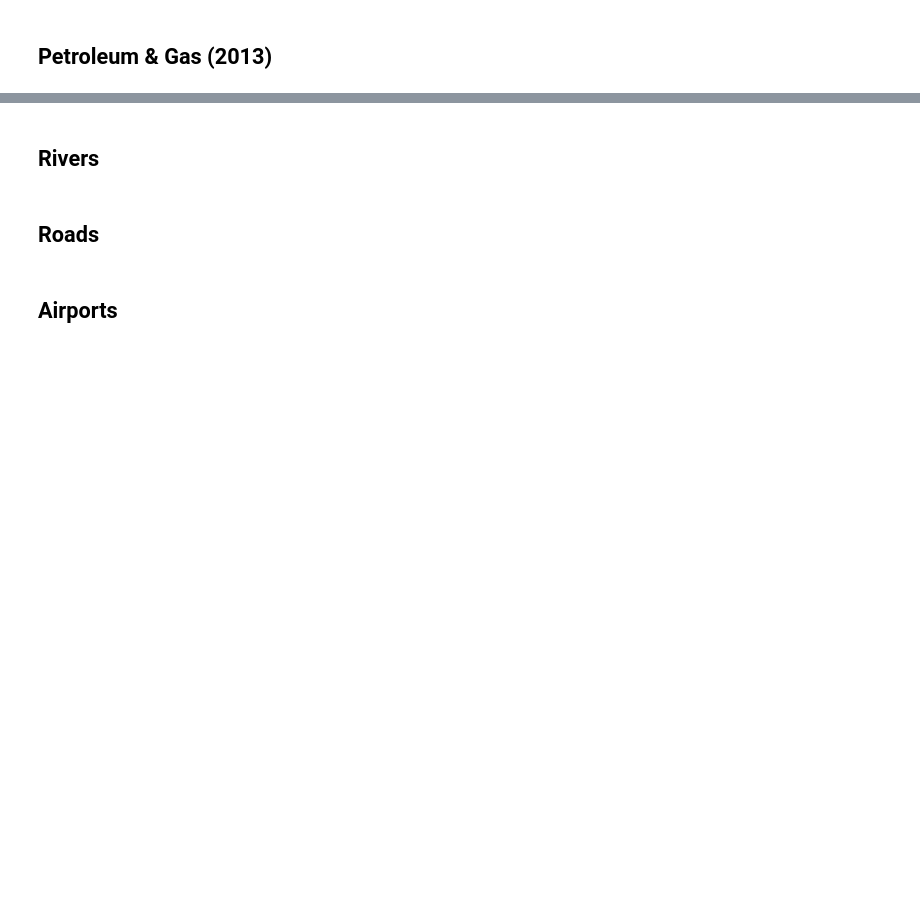
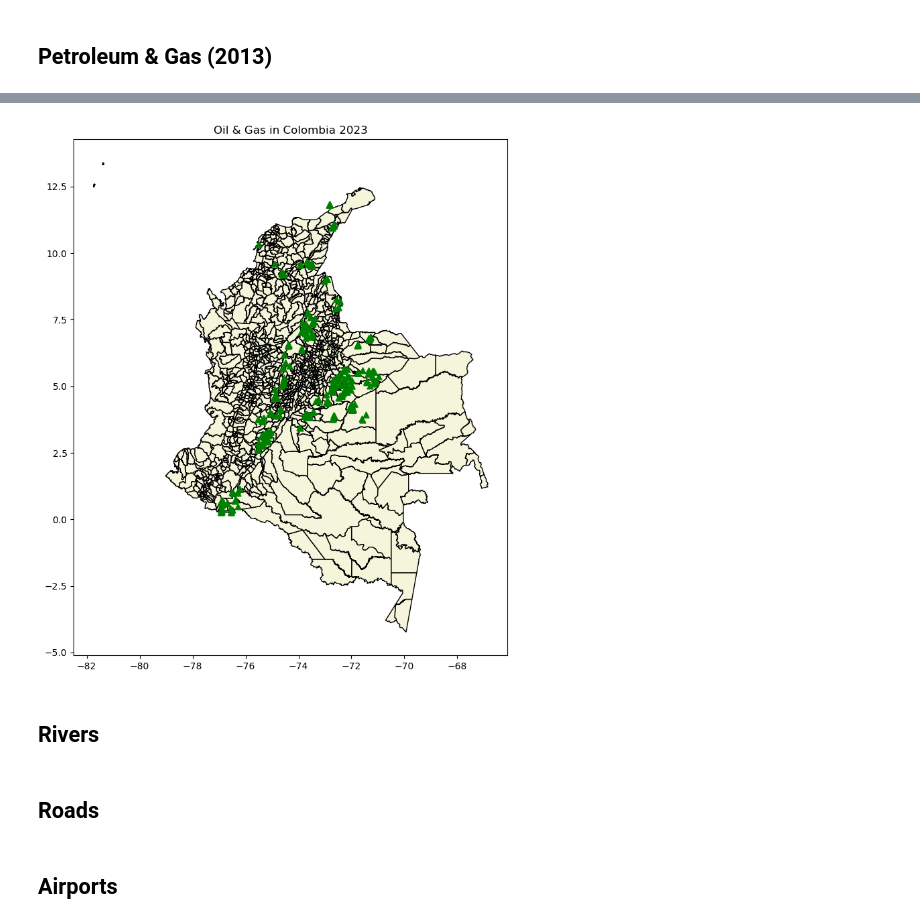
Before and after one commit to Iortega2021/03-geopark-vector-data, a Jupyter notebook: notebooks/geopark-vector-data-empty.ipynb, the cells around one changed output, grey strips where cells are left out. Drawn from its saved outputs; the diff is of its cells as text; code cells hidden in the pictures; blank space fills up the shorter version.

```diff
--- a/notebooks/geopark-vector-data-empty.ipynb
+++ b/notebooks/geopark-vector-data-empty.ipynb
@@ -78,3 +153,5 @@ dept_url = ("https://stacks.stanford.edu/file/druid:mj028ht5751/data.zip")
 oil_url = ("https://maps.princeton.edu/download/file/tufts-colombia-petroleumgasexplotation-sites-13-shapefile.zip")
 
 # Open the oil and gas data using geopandas
+oil_gdf = gpd.read_file(oil_url)
+oil_gdf
@@ -85,3 +218,14 @@ oil_url = ("https://maps.princeton.edu/download/file/tufts-colombia-petroleumgas
+# %%
+# Plot Oil and Gas (2013) Locations on the Colombia boundary using Matplotlib
+fig, ax = plt.subplots(figsize=(20,10))
+
+boundary_colombia.plot(ax =ax, edgecolor ="black", color= "beige")
+
+oil_gdf.plot(ax =ax, marker ='^', color = "green", markersize = 40)
+plt.title( "Oil & Gas in Colombia 2023")
+plt.show()
+# %% [output]
+[figure, added]
 # %% [markdown]
 ## **Rivers**
 # %%
```
Also changed, not shown: parts of 12 cells of this notebook.
